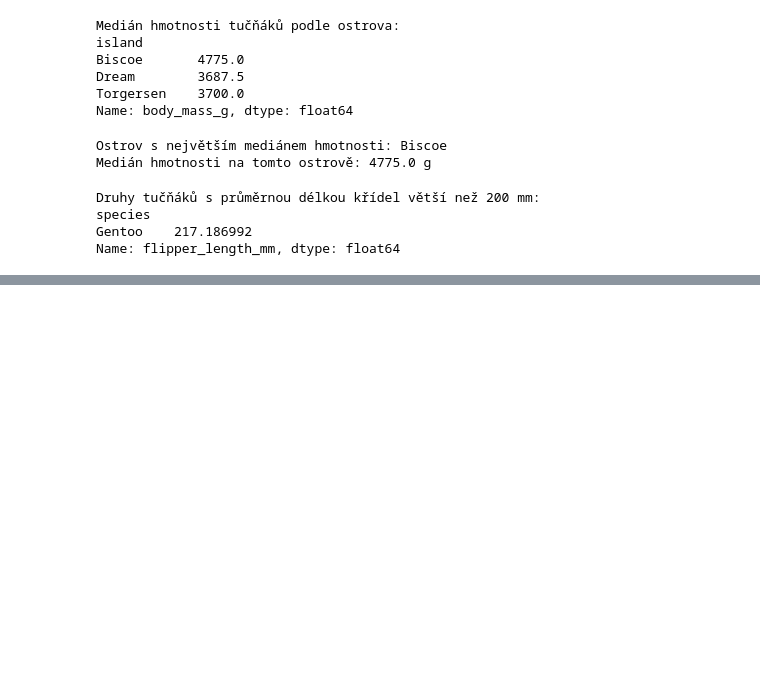
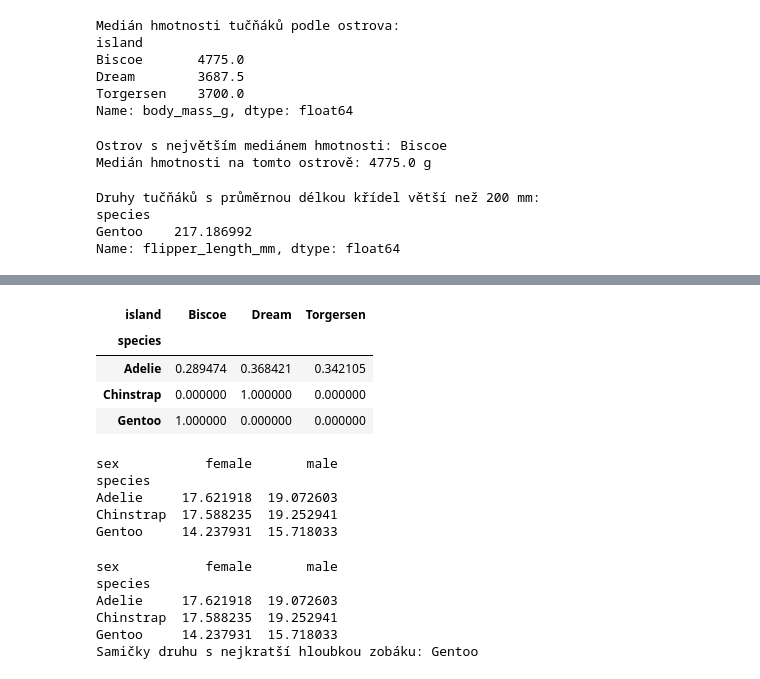
Before and after one commit to alorenzova/PythonForDataAnalysis, a Jupyter notebook: ukoly.ipynb, the cells around one changed output, grey strips where cells are left out. Cells and saved outputs as stored; diff of their text form; code cells hidden in the pictures; blank space fills up the shorter version.

```diff
--- a/ukoly.ipynb
+++ b/ukoly.ipynb
@@ -279,0 +320,44 @@ Name: flipper_length_mm, dtype: float64
+# %%
+pd.crosstab(data["species"], data["island"], normalize="index")
+# %% [output]
+| island | Biscoe | Dream | Torgersen |
+| species |  |  |  |
+| Adelie | 0.289474 | 0.368421 | 0.342105 |
+| Chinstrap | 0.000000 | 1.000000 | 0.000000 |
+| Gentoo | 1.000000 | 0.000000 | 0.000000 |
+# %%
+pivot = data.pivot_table(
+    values='bill_depth_mm',  # co agregovat
+    index='species',         # řádky = druh tučňáka
+    columns='sex',           # sloupce = pohlaví
+    aggfunc='mean'           # agregační funkce = průměr
+)
+
+print(pivot)
+# %% [output]
+sex           female       male
+species
+Adelie     17.621918  19.072603
+Chinstrap  17.588235  19.252941
+Gentoo     14.237931  15.718033
+# %%
+# Pivot tabulka: průměrná hloubka zobáku podle druhu a pohlaví
+pivot = data.pivot_table(
+    values='bill_depth_mm',  # co agregujeme
+    index='species',         # řádky = druh tučňáka
+    columns='sex',           # sloupce = pohlaví
+    aggfunc='mean'           # agregační funkce = průměr
+)
+
+print(pivot)
+
+# Druh s nejkratší průměrnou hloubkou zobáku u samic
+druh_nejkratší_zobak = pivot['female'].idxmin()
+print("Samičky druhu s nejkratší hloubkou zobáku:", druh_nejkratší_zobak)
+# %% [output]
+sex           female       male
+species
+Adelie     17.621918  19.072603
+Chinstrap  17.588235  19.252941
+Gentoo     14.237931  15.718033
+Samičky druhu s nejkratší hloubkou zobáku: Gentoo
```
Also changed, not shown: parts of 5 cells of this notebook.
